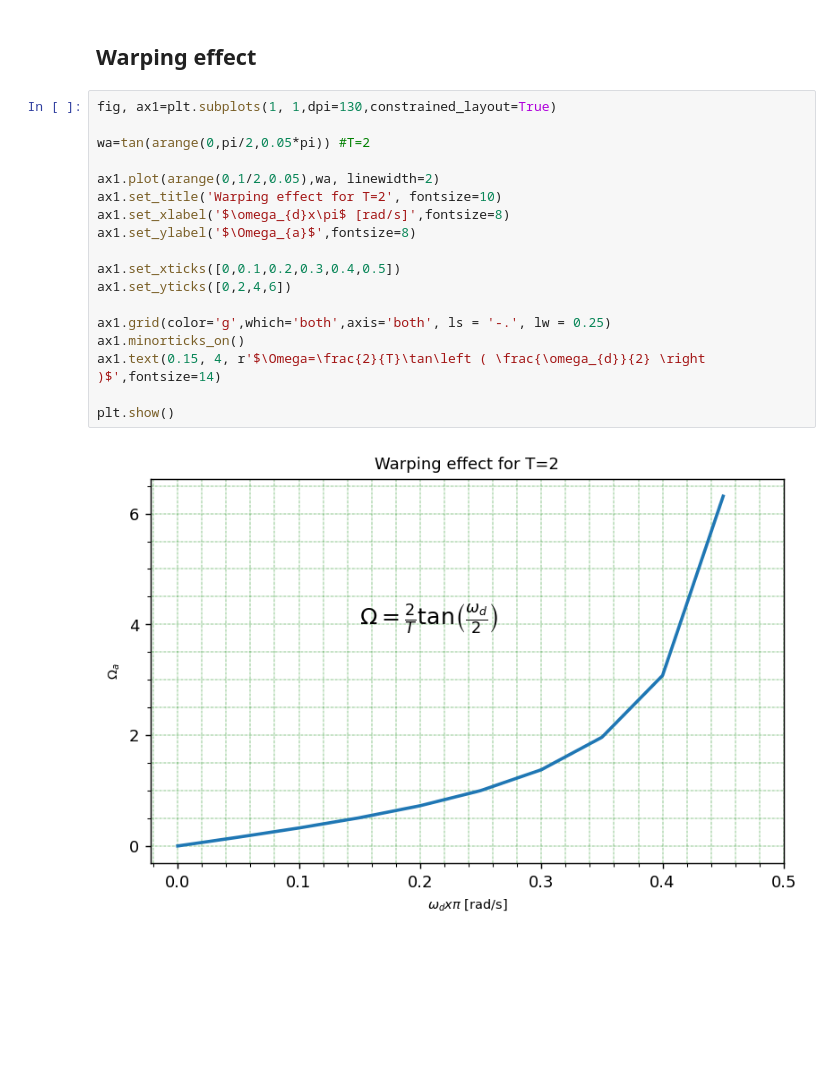
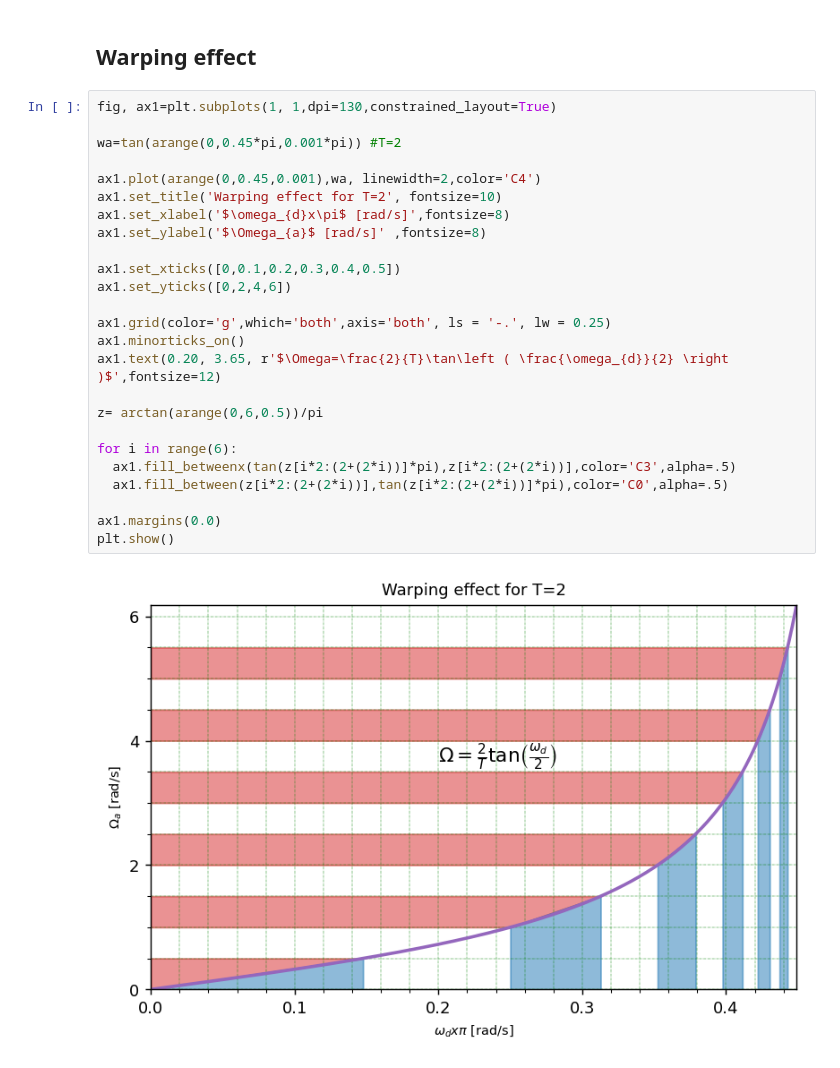
Before and after one commit to frhaedo/dsp, a Jupyter notebook: IIR Filter/Frequency_warping.ipynb, the cells around one changed output. Cells and saved outputs as stored; diff of their text form; blank space fills up the shorter version.

```diff
--- a/IIR Filter/Frequency_warping.ipynb
+++ b/IIR Filter/Frequency_warping.ipynb
@@ -59,20 +59,27 @@ plt.show()
 # %%
 fig, ax1=plt.subplots(1, 1,dpi=130,constrained_layout=True)
 
-wa=tan(arange(0,pi/2,0.05*pi)) #T=2
+wa=tan(arange(0,0.45*pi,0.001*pi)) #T=2
 
-ax1.plot(arange(0,1/2,0.05),wa, linewidth=2)
+ax1.plot(arange(0,0.45,0.001),wa, linewidth=2,color='C4')
 ax1.set_title('Warping effect for T=2', fontsize=10)
 ax1.set_xlabel('$\omega_{d}x\pi$ [rad/s]',fontsize=8)
-ax1.set_ylabel('$\Omega_{a}$',fontsize=8)
+ax1.set_ylabel('$\Omega_{a}$ [rad/s]' ,fontsize=8)
 
 ax1.set_xticks([0,0.1,0.2,0.3,0.4,0.5])
 ax1.set_yticks([0,2,4,6])
 
 ax1.grid(color='g',which='both',axis='both', ls = '-.', lw = 0.25)
 ax1.minorticks_on()
-ax1.text(0.15, 4, r'$\Omega=\frac{2}{T}\tan\left ( \frac{\omega_{d}}{2} \right )$',fontsize=14)
+ax1.text(0.20, 3.65, r'$\Omega=\frac{2}{T}\tan\left ( \frac{\omega_{d}}{2} \right )$',fontsize=12)
 
+z= arctan(arange(0,6,0.5))/pi
+
+for i in range(6):
+  ax1.fill_betweenx(tan(z[i*2:(2+(2*i))]*pi),z[i*2:(2+(2*i))],color='C3',alpha=.5)
+  ax1.fill_between(z[i*2:(2+(2*i))],tan(z[i*2:(2+(2*i))]*pi),color='C0',alpha=.5)
+
+ax1.margins(0.0)
 plt.show()
 # %% [output]
-[figure, old version]
+[figure, new version]
```
Also changed, not shown: parts of 1 cell of this notebook.
